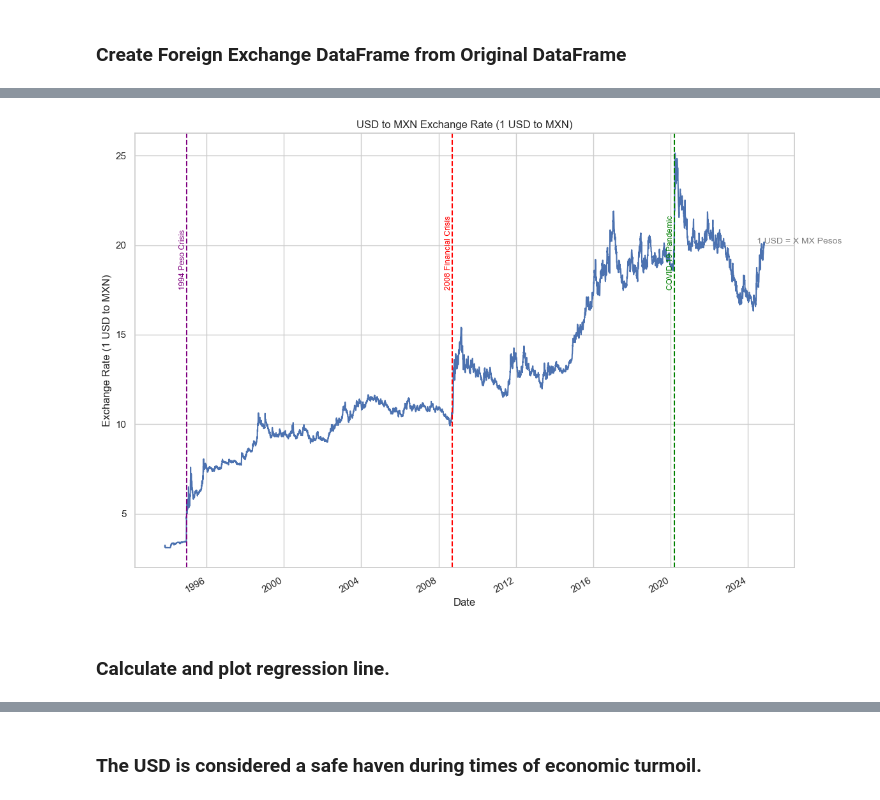
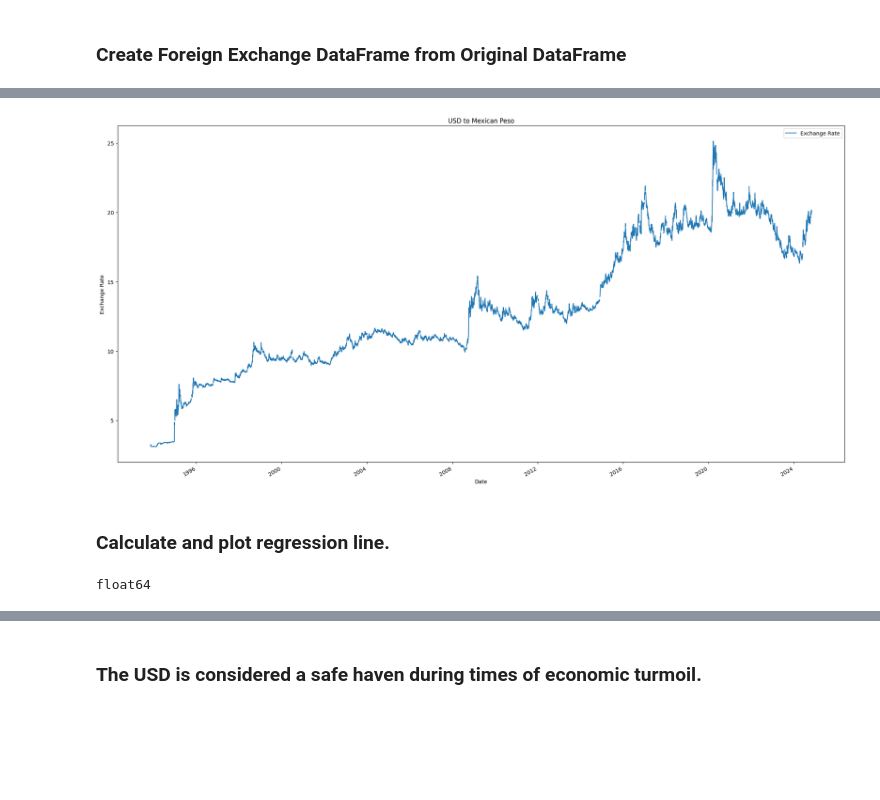
Before and after one commit to wrdhall3/fx-rate-project, a Jupyter notebook: retrieve_fx_data.ipynb, the cells around one changed output, grey strips where cells are left out. Drawn from its saved outputs; the diff is of its cells as text; code cells hidden in the pictures; blank space fills up the shorter version.

```diff
--- a/retrieve_fx_data.ipynb
+++ b/retrieve_fx_data.ipynb
@@ -145,8 +263,0 @@ data.tail()
-# %%
-# Using shape to get the dimension of the DataFrame.
-data.shape
-print(data.columns)
-data.dtypes
-
-# Convert index to datetime format
-data.index = pd.to_datetime(data.index)
@@ -510,9 +318,9 @@ interactive(children=(Dropdown(description='Select Variable:', options=('US Real
 # Only interested in the USD to MX Peso exchange rate for now.
 # Use dropna() to select dates with available Exchange Rate
 # Obtain the longest time series for Exchange Rate
-data_fx = data[['Exchange Rate']].dropna()
+data_fx = data[['Exchange Rate']]
 # set_index so Date prints on the x-axis when graphing.
-data_fx = data_fx.set_index(data_fx.index).sort_index()
-data_fx.head()
+# data_fx = data_fx.set_index('Date')
+data_fx
 # %% [output]
 |  | Exchange Rate |
@@ -524,65 +339,22 @@ data_fx.head()
 # %%
 # Plot the Exchange Rate.  Provide title and label x and y-axis labels.
 # When the USD to Peso exchange rate increases, the USD appreciates.
 # When the USD to Peso exchange rate decreases, the USD depreciates.
 # Note the time short time periods when USD appreciates dramaticlly.
 # There is an upward trend in USD appreciation against the MXN in the
 # past 30 years.
 
-# -------------------------------
-# Plotting the USD to MXN Exchange Rate with Major Economic Events
-# -------------------------------
-
-# Set up the plot area
-plt.figure(figsize=(12, 8))
-
-# Plot the data with title and axis labels
-data_fx.plot(title='USD to MXN Exchange Rate (1 USD to MXN)', legend=False, ax=plt.gca())
-
-# Label the x-axis as 'Date' for clarity in time series data
+data_fx.plot(title='USD to Mexican Peso', figsize=(20, 10))
 plt.xlabel('Date')
-
-# Label the y-axis to indicate this is the "Exchange Rate" showing "1 USD to MXN"
-plt.ylabel('Exchange Rate (1 USD to MXN)')
-
-# Add an annotation within the chart to clarify that values represent "1 USD = X MX Pesos"
-plt.text(x=data_fx.index[-100],  # Position text near the end of the chart for visibility
-         y=data_fx['Exchange Rate'].max() * 0.8,  # Position text near the top
-         s="1 USD = X MX Pesos",  # Description of the exchange rate
-         fontsize=10, color="gray")
-
-# Major Economic Events - Adding Vertical Lines and Text Labels
-# 1. 1994 Mexican Peso Crisis
-plt.axvline(x=datetime(1994, 12, 20), color="purple", linestyle="--", linewidth=1.5)
-plt.text(datetime(1994, 12, 20), data_fx['Exchange Rate'].max() * 0.7, "1994 Peso Crisis",
-         rotation=90, color="purple", fontsize=9, ha="right")
-
-# 2. 2008 Global Financial Crisis
-plt.axvline(x=datetime(2008, 9, 15), color="red", linestyle="--", linewidth=1.5)
-plt.text(datetime(2008, 9, 15), data_fx['Exchange Rate'].max() * 0.7, "2008 Financial Crisis",
-         rotation=90, color="red", fontsize=9, ha="right")
-
-# 3. 2020 COVID-19 Pandemic
-plt.axvline(x=datetime(2020, 3, 11), color="green", linestyle="--", linewidth=1.5)
-plt.text(datetime(2020, 3, 11), data_fx['Exchange Rate'].max() * 0.7, "COVID-19 Pandemic",
-         rotation=90, color="green", fontsize=9, ha="right")
-
-# Tighten layout for better readability of all elements, including labels
+plt.ylabel('Exchange Rate')
 plt.tight_layout()
-
-# Show the plot
 plt.show()
-
-# -------------------------------
-# Observations:
-# -------------------------------
-
-# - Each vertical dashed line indicates a major economic event.
-# - The 1994 Mexican Peso Crisis shows a sharp increase in the exchange rate, reflecting MXN devaluation.
-# - The 2008 Financial Crisis also impacted the exchange rate, but with less dramatic fluctuation.
-# - The COVID-19 Pandemic in 2020 led to further volatility in the USD to MXN rate.
-# - This annotated chart provides a historical perspective, showing how key events influenced the USD to MXN rate.
 # %% [output]
-[figure, old version]
+[figure, new version]
 # %% [markdown]
 ### Calculate and plot regression line.
+# %%
+#Check type of Exchange Rate column
+print(data_fx["Exchange Rate"].dtype)
+# %% [output]
+float64
```
Also changed, not shown: parts of 81 cells of this notebook, 1 other file.
